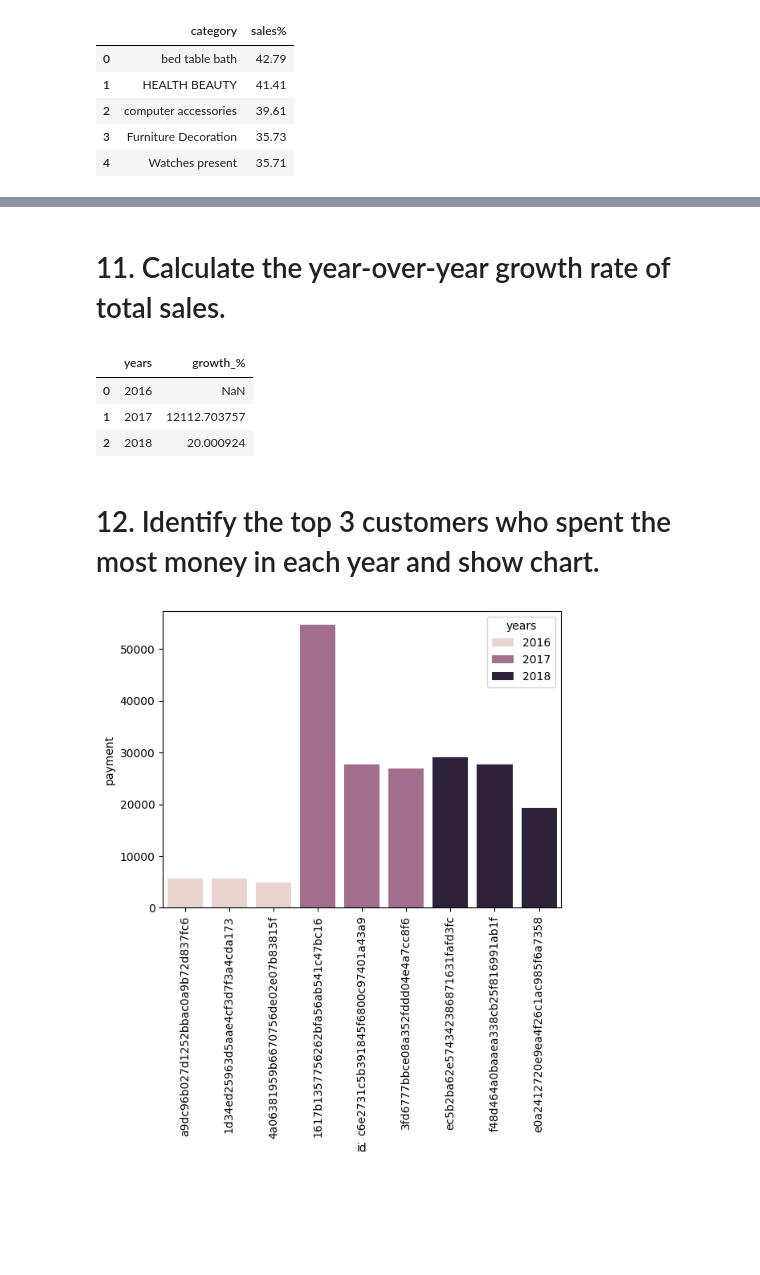
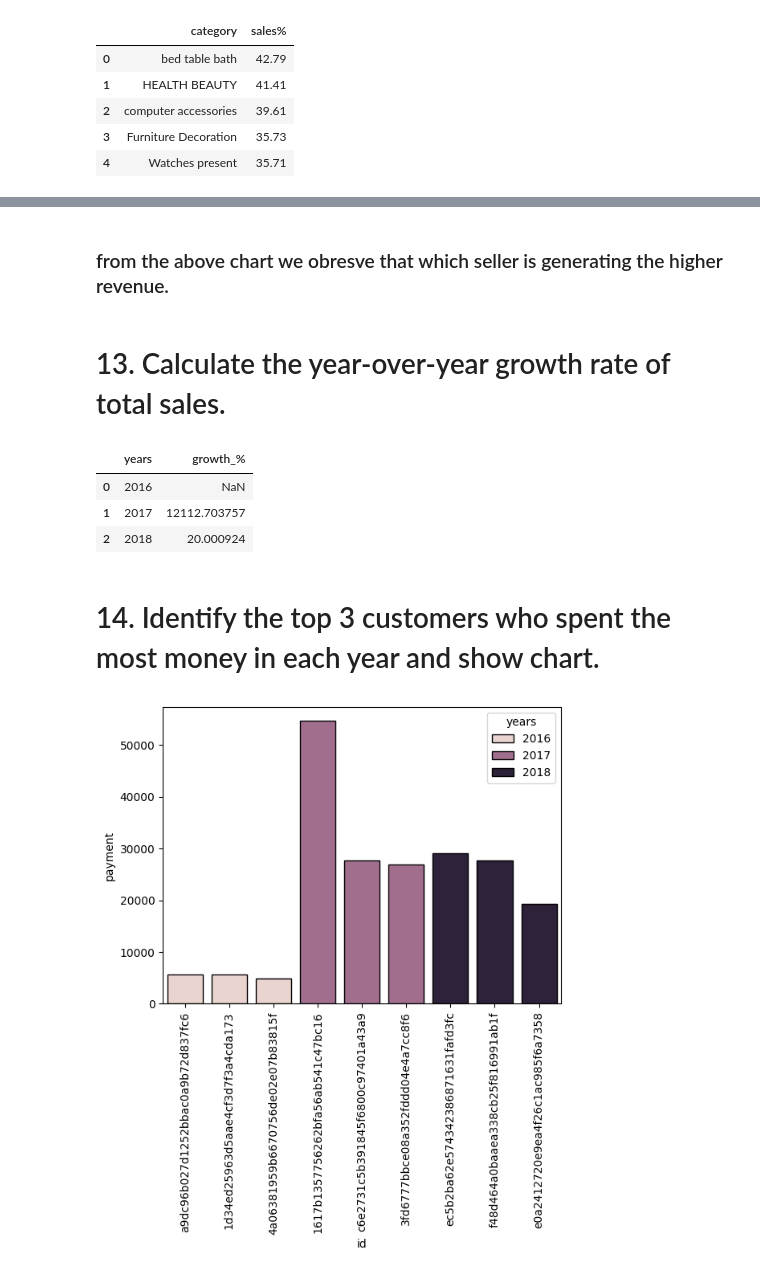
Before and after one commit to Mohammed-sameer03/E-ecommerce-Analysis, a Jupyter notebook: python+sql_ecommerce.ipynb, the cells around one changed output, grey strips where cells are left out. Drawn from its saved outputs; the diff is of its cells as text; code cells hidden in the pictures; blank space fills up the shorter version.

```diff
--- a/python+sql_ecommerce.ipynb
+++ b/python+sql_ecommerce.ipynb
@@ -229,5 +282,7 @@ plt.show()
+# %% [markdown]
+### from the above chart we obresve that which seller is generating the higher revenue.
 # %% [markdown]
-# 11. Calculate the year-over-year growth rate of total sales.
+# 13. Calculate the year-over-year growth rate of total sales.
 # %%
 query="""with a as(select year(orders.order_purchase_timestamp) as years,round(sum(payments.payment_value),2) as payment from orders
 join payments on orders.order_id=payments.order_id
@@ -244,21 +299,21 @@ df
 | 1 | 2017 | 12112.703757 |
 | 2 | 2018 | 20.000924 |
 # %% [markdown]
-# 12. Identify the top 3 customers who spent the most money in each year and show chart.
+# 14. Identify the top 3 customers who spent the most money in each year and show chart.
 # %%
 query=""" select years,customer_id,payment,d_rank from
 (select year(orders.order_purchase_timestamp) years,
 orders.customer_id,sum(payments.payment_value) payment,
 dense_rank() over(partition by year(orders.order_purchase_timestamp)
 order by sum(payments.payment_value)desc)  d_rank from orders
 join payments on payments.order_id=orders.order_id
 group by year(orders.order_purchase_timestamp),orders.customer_id)
 as a where d_rank<=3"""
 cur.execute(query)
 data=cur.fetchall()
 df=pd.DataFrame(data,columns=["years","id","payment","rank"])
-sns.barplot(x="id",y="payment",data=df,hue="years")
+sns.barplot(x="id",y="payment",data=df,hue="years",edgecolor="black")
 plt.xticks(rotation=90)
 plt.show()
 # %% [output]
-[figure, old version]
+[figure, new version]
```
Also changed, not shown: parts of 28 cells of this notebook.
